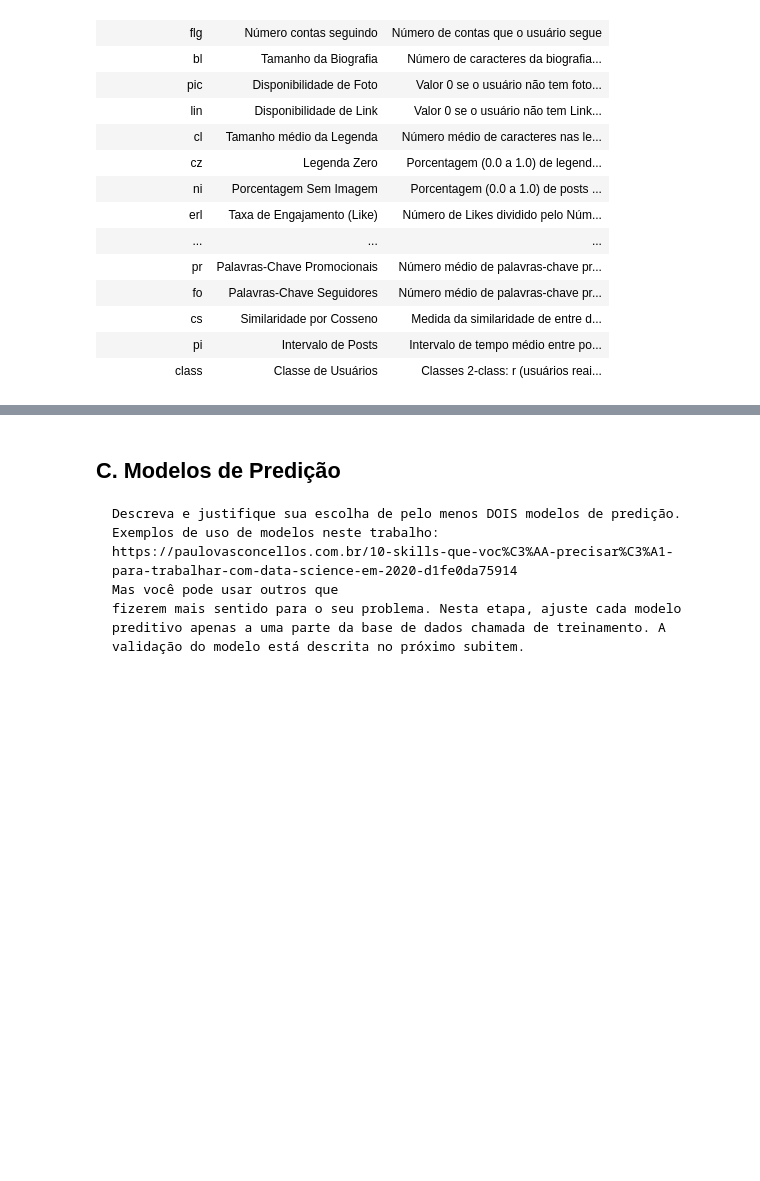
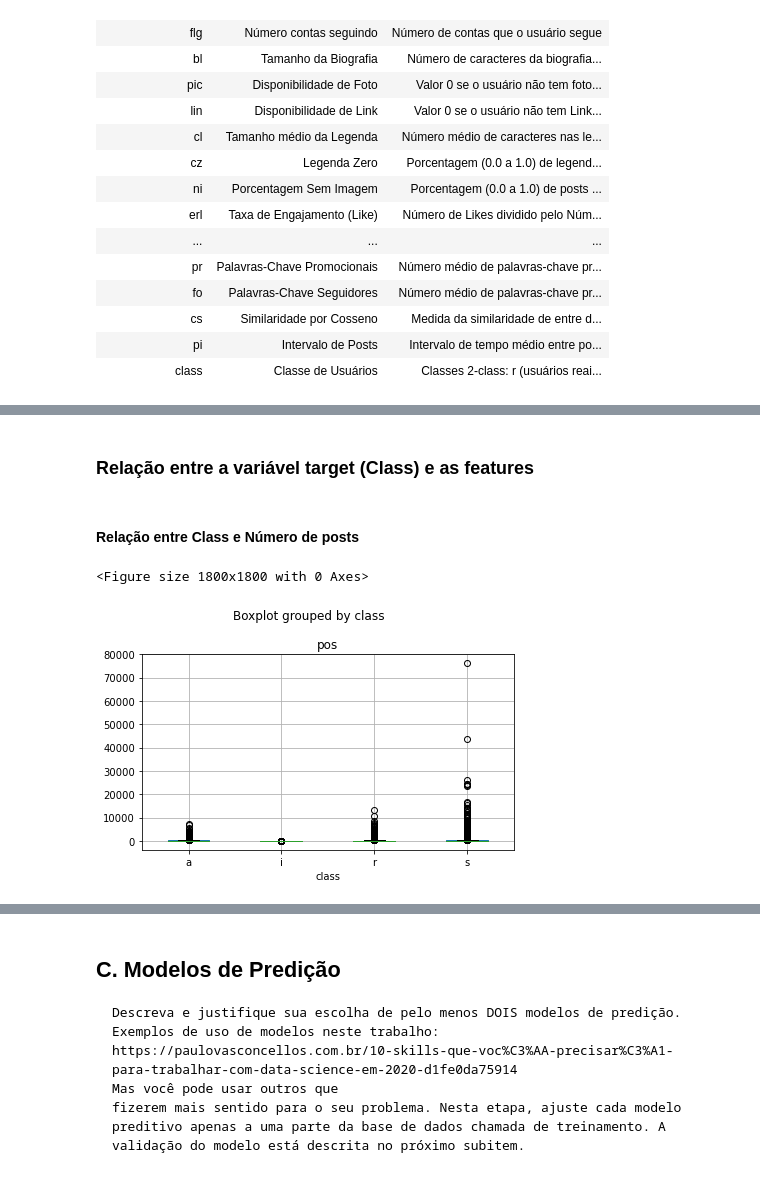
Before and after one commit to ArthurCisotto/P2_CDados, a Jupyter notebook: Projeto_2_CDados.ipynb, the cells around one changed output, grey strips where cells are left out. Saved outputs shown, nothing was run; the diff lists cells and outputs as text; code cells hidden in the pictures; blank space fills up the shorter version.

```diff
--- a/Projeto_2_CDados.ipynb
+++ b/Projeto_2_CDados.ipynb
@@ -94,0 +153,2 @@ df1.style.hide_index()
+# %% [markdown]
+### Relação entre a variável target (Class) e as features
@@ -94,0 +160,10 @@ df1.style.hide_index()
+# %% [markdown]
+#### Relação entre Class e Número de posts
+# %%
+plt.figure(figsize=(25,25))
+data.boxplot(column="pos",by="class")
+plt.tight_layout()
+plt.show()
+# %% [output]
+<Figure size 1800x1800 with 0 Axes>
+[figure, added]
```
Also changed, not shown: parts of 62 cells of this notebook.
